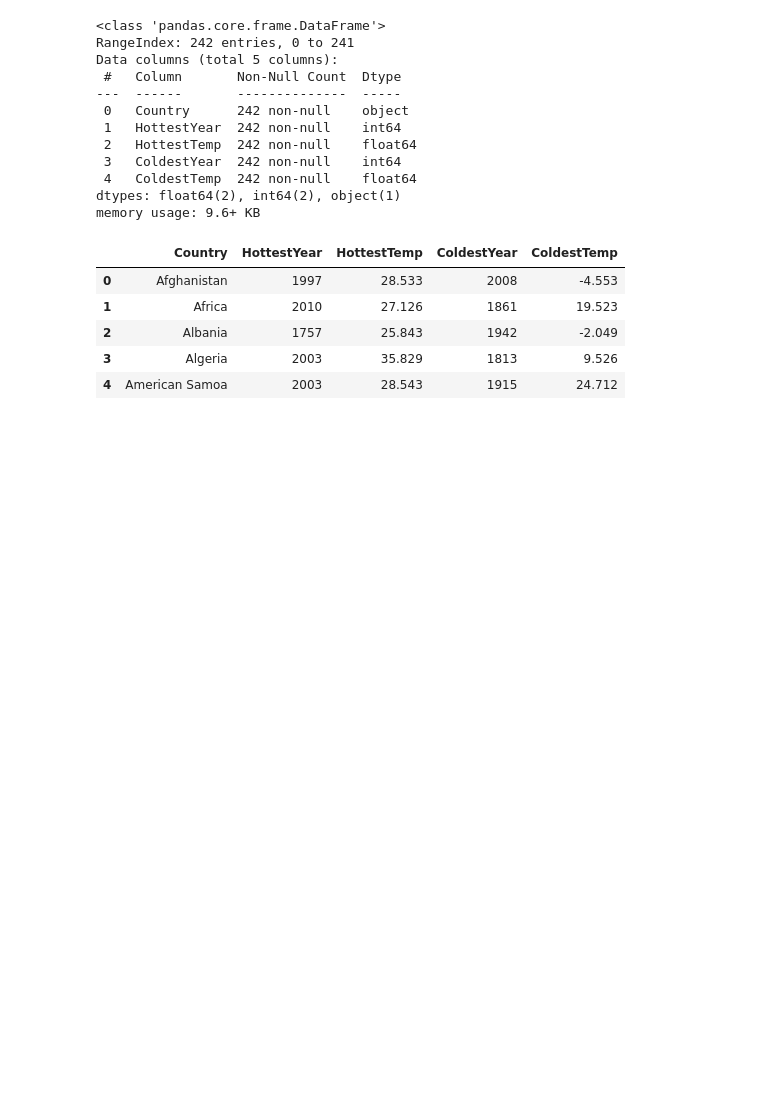
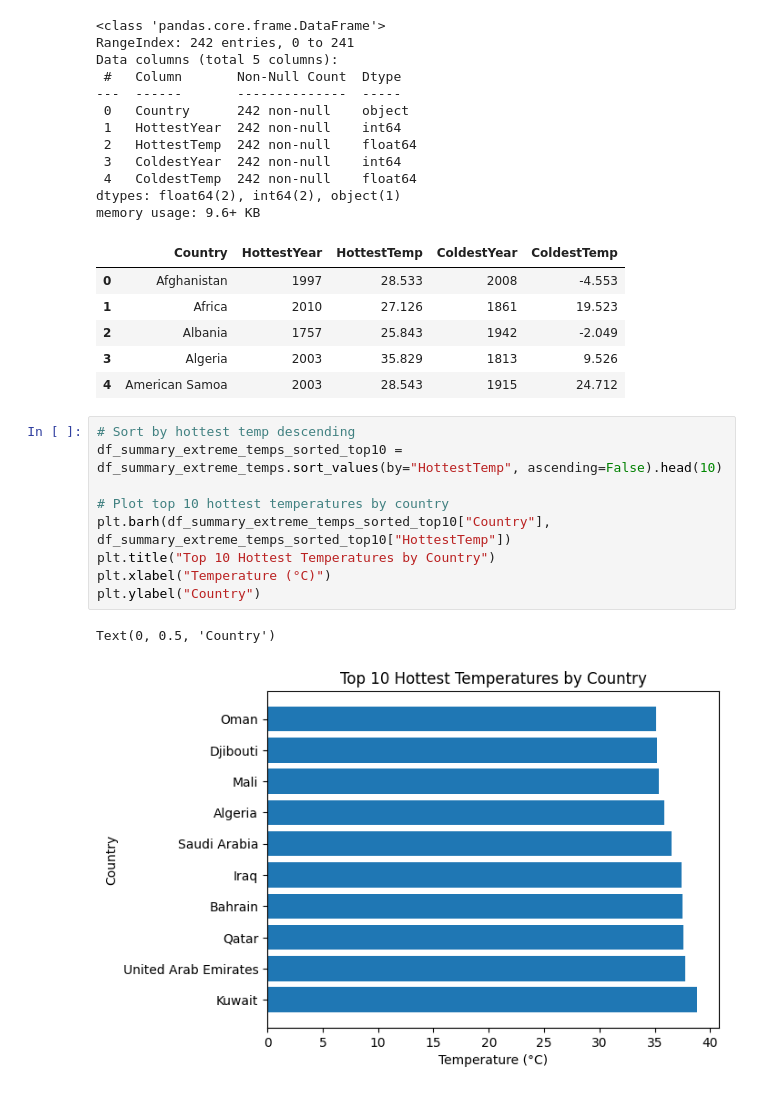
Before and after one commit to AbiPatti/GlobalTemperatureAnalysis, a Jupyter notebook: notebooks/02_visualization.ipynb, the cells around one changed output. Drawn from its saved outputs; the diff is of its cells as text; blank space fills up the shorter version.

Commit message:
Bar charts for top 10 hottest and coldest countries

```diff
--- a/notebooks/02_visualization.ipynb
+++ b/notebooks/02_visualization.ipynb
@@ -31,3 +31,15 @@ memory usage: 9.6+ KB
 | 2 | Albania | 1757 | 25.843 | 1942 | -2.049 |
 | 3 | Algeria | 2003 | 35.829 | 1813 | 9.526 |
 | 4 | American Samoa | 2003 | 28.543 | 1915 | 24.712 |
+# %%
+# Sort by hottest temp descending
+df_summary_extreme_temps_sorted_top10 = df_summary_extreme_temps.sort_values(by="HottestTemp", ascending=False).head(10)
+
+# Plot top 10 hottest temperatures by country
+plt.barh(df_summary_extreme_temps_sorted_top10["Country"], df_summary_extreme_temps_sorted_top10["HottestTemp"])
+plt.title("Top 10 Hottest Temperatures by Country")
+plt.xlabel("Temperature (°C)")
+plt.ylabel("Country")
+# %% [output]
+Text(0, 0.5, 'Country')
+[figure, added]
```
Also changed, not shown: parts of 1 cell of this notebook.
